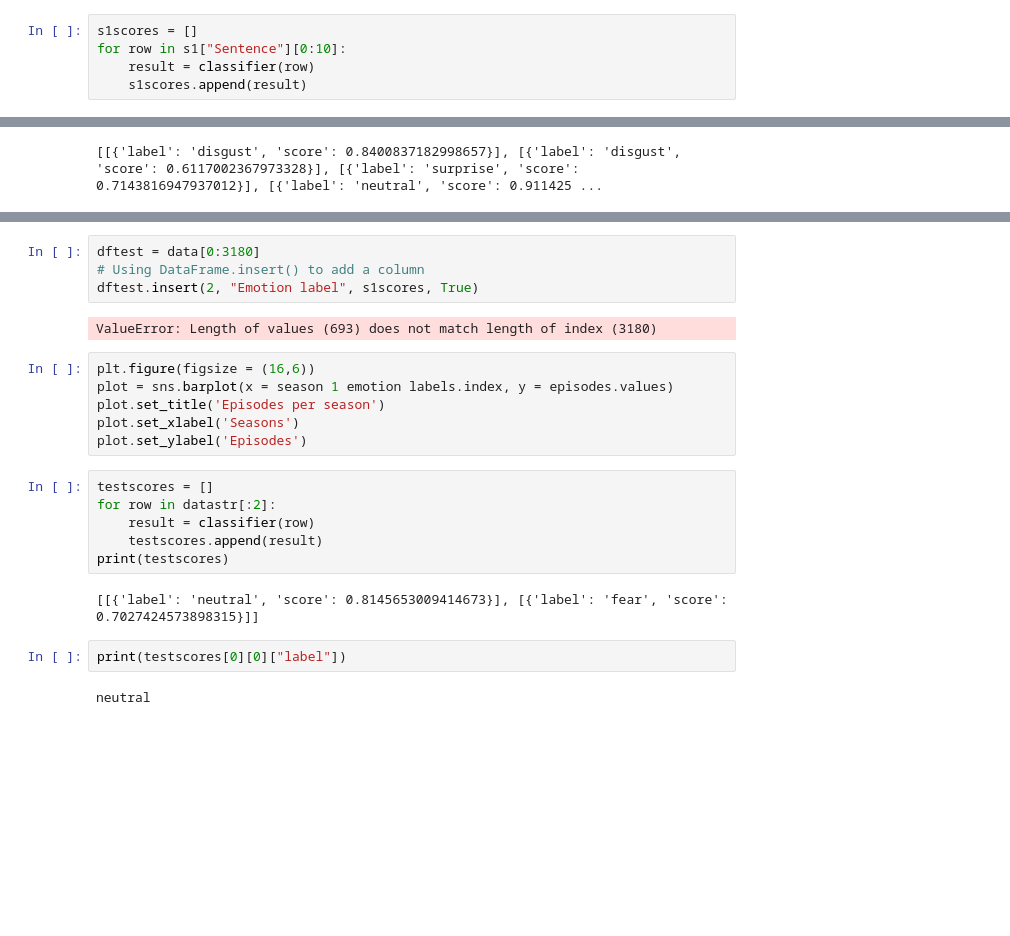
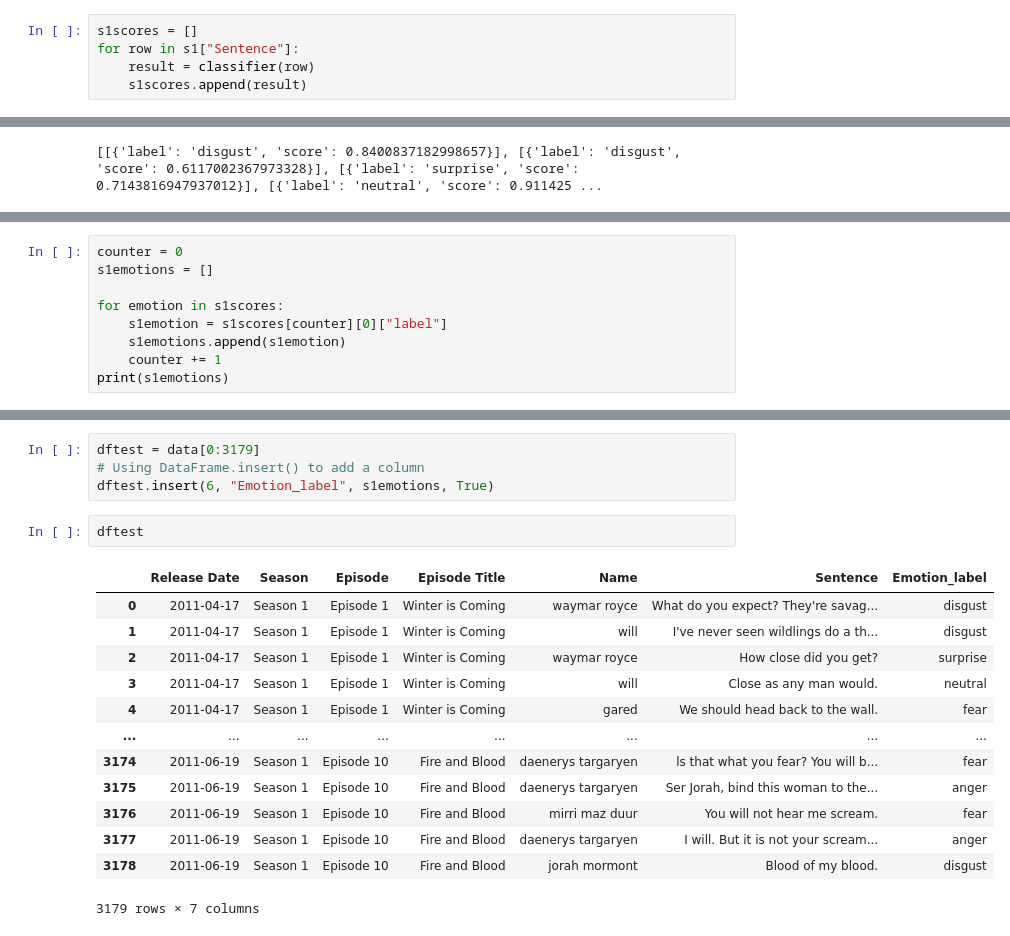
Before and after one commit to idajohannesen/cds-lang, a Jupyter notebook: assignments/assignment 4/src/assignment4.ipynb, the cells around one changed output, grey strips where cells are left out. Drawn from its saved outputs; the diff is of its cells as text; blank space fills up the shorter version.

```diff
--- a/assignments/assignment 4/src/assignment4.ipynb
+++ b/assignments/assignment 4/src/assignment4.ipynb
@@ -109,6 +130,6 @@ Name: count, dtype: int64
 # %%
 s1scores = []
-for row in s1["Sentence"][0:10]:
+for row in s1["Sentence"]:
     result = classifier(row)
     s1scores.append(result)
 # %%
@@ -139,0 +143,9 @@ s1
+# %%
+counter = 0
+s1emotions = []
+
+for emotion in s1scores:
+    s1emotion = s1scores[counter][0]["label"]
+    s1emotions.append(s1emotion)
+    counter += 1
+print(s1emotions)
@@ -140,24 +179,20 @@ s1
 # %%
-dftest = data[0:3180]
+dftest = data[0:3179]
 # Using DataFrame.insert() to add a column
-dftest.insert(2, "Emotion label", s1scores, True)
+dftest.insert(6, "Emotion_label", s1emotions, True)
-# %% [output]
-ValueError: Length of values (693) does not match length of index (3180)
-# %%
-plt.figure(figsize = (16,6))
-plot = sns.barplot(x = season 1 emotion labels.index, y = episodes.values)
-plot.set_title('Episodes per season')
-plot.set_xlabel('Seasons')
-plot.set_ylabel('Episodes')
-# %%
-testscores = []
-for row in datastr[:2]:
-    result = classifier(row)
-    testscores.append(result)
-print(testscores)
-# %% [output]
-[[{'label': 'neutral', 'score': 0.8145653009414673}], [{'label': 'fear', 'score': 0.7027424573898315}]]
-# %%
-print(testscores[0][0]["label"])
-# %% [output]
-neutral
+# %%
+dftest
+# %% [output]
+|  | Release Date | Season | Episode | Episode Title | Name | Sentence | Emotion_label |
+| 0 | 2011-04-17 | Season 1 | Episode 1 | Winter is Coming | waymar royce | What do you expect? They're savag... | disgust |
+| 1 | 2011-04-17 | Season 1 | Episode 1 | Winter is Coming | will | I've never seen wildlings do a th... | disgust |
+| 2 | 2011-04-17 | Season 1 | Episode 1 | Winter is Coming | waymar royce | How close did you get? | surprise |
+| 3 | 2011-04-17 | Season 1 | Episode 1 | Winter is Coming | will | Close as any man would. | neutral |
+| 4 | 2011-04-17 | Season 1 | Episode 1 | Winter is Coming | gared | We should head back to the wall. | fear |
+| ... | ... | ... | ... | ... | ... | ... | ... |
+| 3174 | 2011-06-19 | Season 1 | Episode 10 | Fire and Blood | daenerys targaryen | ls that what you fear? You will b... | fear |
+| 3175 | 2011-06-19 | Season 1 | Episode 10 | Fire and Blood | daenerys targaryen | Ser Jorah, bind this woman to the... | anger |
+| 3176 | 2011-06-19 | Season 1 | Episode 10 | Fire and Blood | mirri maz duur | You will not hear me scream. | fear |
+| 3177 | 2011-06-19 | Season 1 | Episode 10 | Fire and Blood | daenerys targaryen | I will. But it is not your scream... | anger |
+| 3178 | 2011-06-19 | Season 1 | Episode 10 | Fire and Blood | jorah mormont | Blood of my blood. | disgust |
+3179 rows × 7 columns
```
Also changed, not shown: parts of 11 cells of this notebook, 3 other files.
